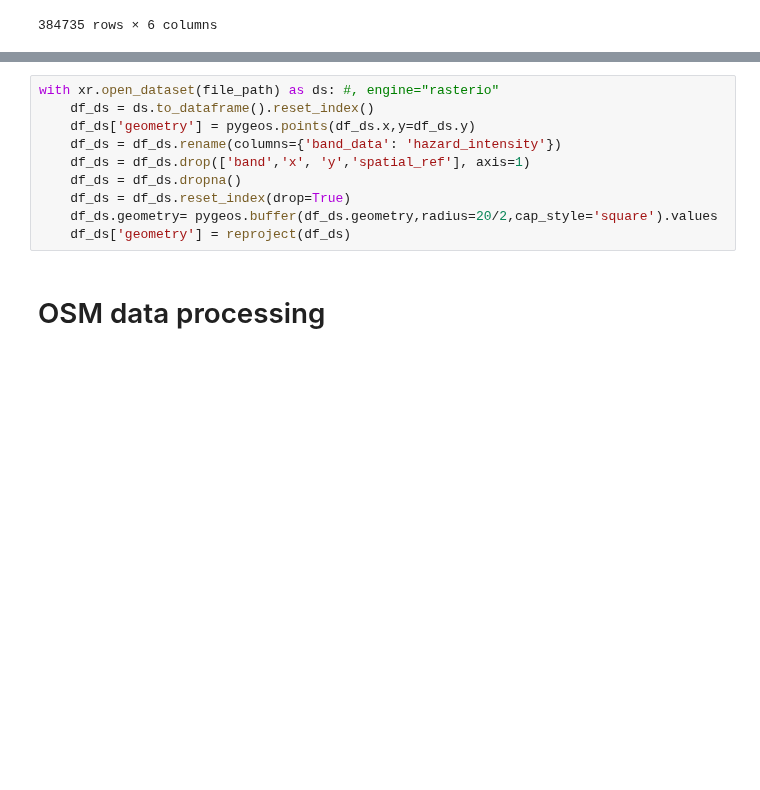
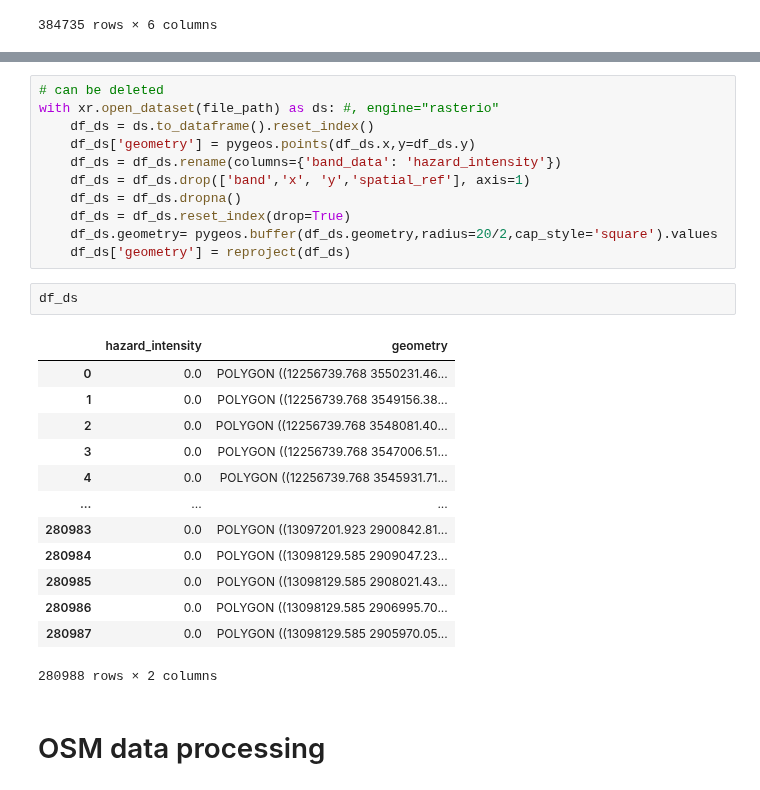
Before and after one commit to Mengqi-Ye/pg_risk_analysis, a Jupyter notebook: notebooks/Example_run.ipynb, the cells around one changed output, grey strips where cells are left out. Drawn from its saved outputs; the diff is of its cells as text; blank space fills up the shorter version.

```diff
--- a/notebooks/Example_run.ipynb
+++ b/notebooks/Example_run.ipynb
@@ -463,4 +513,5 @@ Wall time: 26.2 s
 # %%
+# can be deleted
 with xr.open_dataset(file_path) as ds: #, engine="rasterio"
     df_ds = ds.to_dataframe().reset_index()
     df_ds['geometry'] = pygeos.points(df_ds.x,y=df_ds.y)
@@ -470,6 +521,22 @@ with xr.open_dataset(file_path) as ds: #, engine="rasterio"
     df_ds = df_ds.reset_index(drop=True)
     df_ds.geometry= pygeos.buffer(df_ds.geometry,radius=20/2,cap_style='square').values
     df_ds['geometry'] = reproject(df_ds)
+# %%
+df_ds
+# %% [output]
+|  | hazard_intensity | geometry |
+| 0 | 0.0 | POLYGON ((12256739.768 3550231.46... |
+| 1 | 0.0 | POLYGON ((12256739.768 3549156.38... |
+| 2 | 0.0 | POLYGON ((12256739.768 3548081.40... |
+| 3 | 0.0 | POLYGON ((12256739.768 3547006.51... |
+| 4 | 0.0 | POLYGON ((12256739.768 3545931.71... |
+| ... | ... | ... |
+| 280983 | 0.0 | POLYGON ((13097201.923 2900842.81... |
+| 280984 | 0.0 | POLYGON ((13098129.585 2909047.23... |
+| 280985 | 0.0 | POLYGON ((13098129.585 2908021.43... |
+| 280986 | 0.0 | POLYGON ((13098129.585 2906995.70... |
+| 280987 | 0.0 | POLYGON ((13098129.585 2905970.05... |
+280988 rows × 2 columns
 # %% [markdown]
 # OSM data processing
 # %%
```
Also changed, not shown: parts of 16 cells of this notebook.
